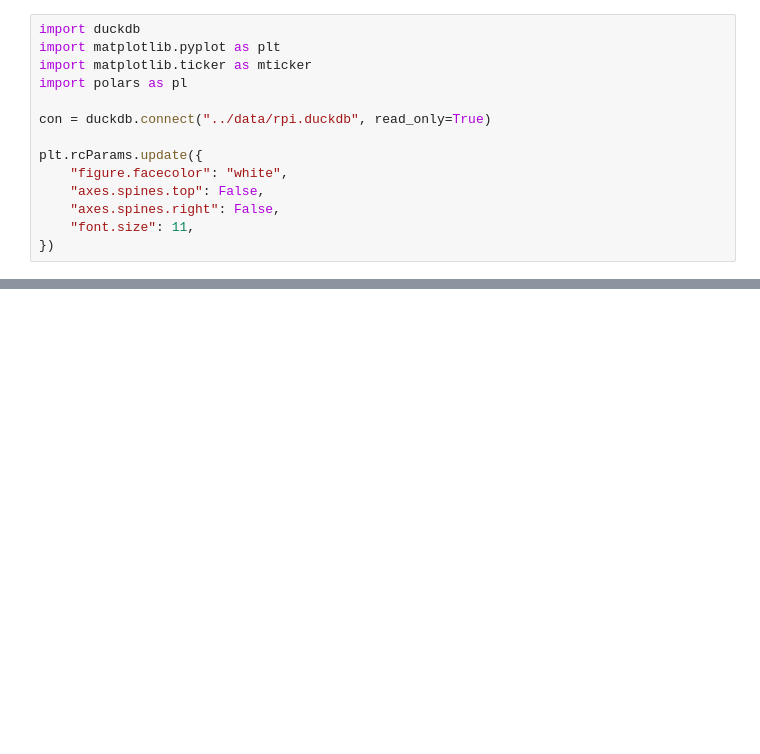
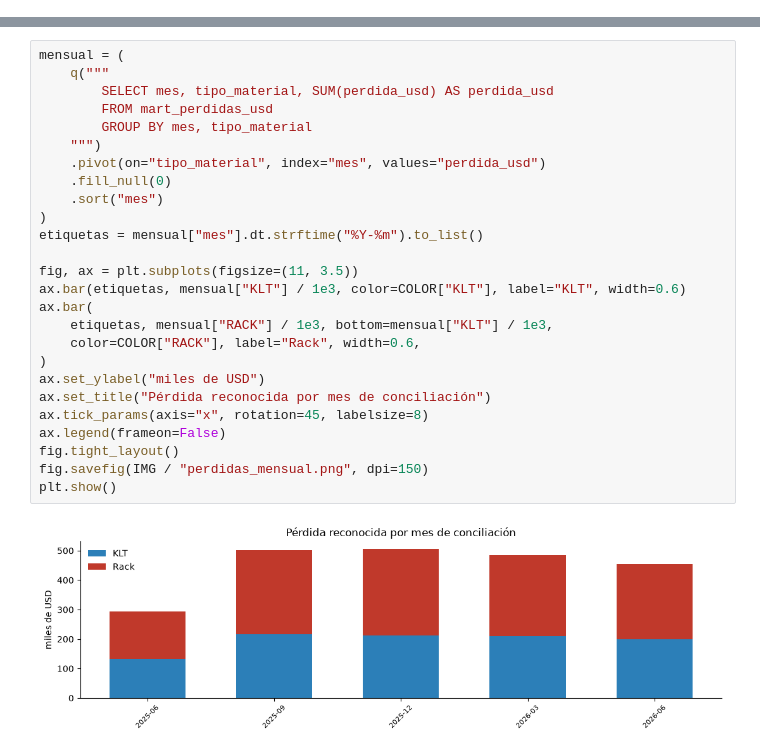
Before and after one commit to juancarlospradologistica-hub/returnable-packaging-intelligence, a Jupyter notebook: notebooks/01_analisis_perdidas.ipynb, the cells around one changed output, grey strips where cells are left out. Cells and saved outputs as stored; diff of their text form; blank space fills up the shorter version.

Commit message:
notebook 01 reescrito sobre los marts de saldo

```diff
--- a/notebooks/01_analisis_perdidas.ipynb
+++ b/notebooks/01_analisis_perdidas.ipynb
@@ -7,14 +0,0 @@
-# %%
-import duckdb
-import matplotlib.pyplot as plt
-import matplotlib.ticker as mticker
-import polars as pl
-
-con = duckdb.connect("../data/rpi.duckdb", read_only=True)
-
-plt.rcParams.update({
-    "figure.facecolor": "white",
-    "axes.spines.top": False,
-    "axes.spines.right": False,
-    "font.size": 11,
-})
@@ -331,0 +124,28 @@ el contenedor sale, no vuelve, y no existe seguimiento.
+# %%
+mensual = (
+    q("""
+        SELECT mes, tipo_material, SUM(perdida_usd) AS perdida_usd
+        FROM mart_perdidas_usd
+        GROUP BY mes, tipo_material
+    """)
+    .pivot(on="tipo_material", index="mes", values="perdida_usd")
+    .fill_null(0)
+    .sort("mes")
+)
+etiquetas = mensual["mes"].dt.strftime("%Y-%m").to_list()
+
+fig, ax = plt.subplots(figsize=(11, 3.5))
+ax.bar(etiquetas, mensual["KLT"] / 1e3, color=COLOR["KLT"], label="KLT", width=0.6)
+ax.bar(
+    etiquetas, mensual["RACK"] / 1e3, bottom=mensual["KLT"] / 1e3,
+    color=COLOR["RACK"], label="Rack", width=0.6,
+)
+ax.set_ylabel("miles de USD")
+ax.set_title("Pérdida reconocida por mes de conciliación")
+ax.tick_params(axis="x", rotation=45, labelsize=8)
+ax.legend(frameon=False)
+fig.tight_layout()
+fig.savefig(IMG / "perdidas_mensual.png", dpi=150)
+plt.show()
+# %% [output]
+[figure, added]
```
Also changed, not shown: parts of 42 cells of this notebook, 6 other files.
